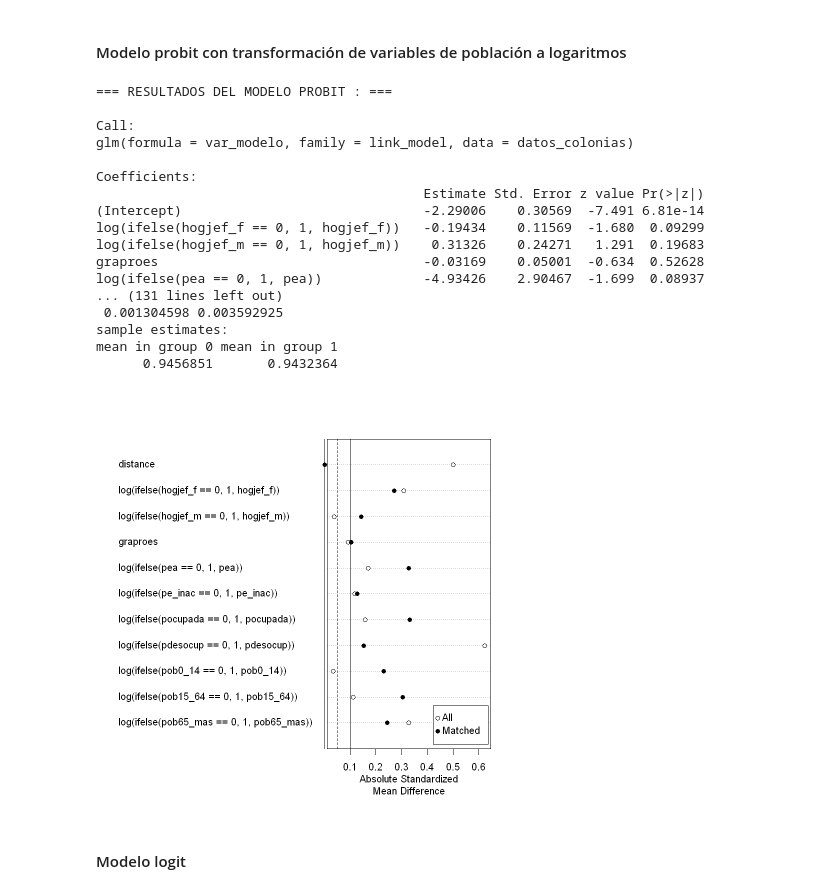
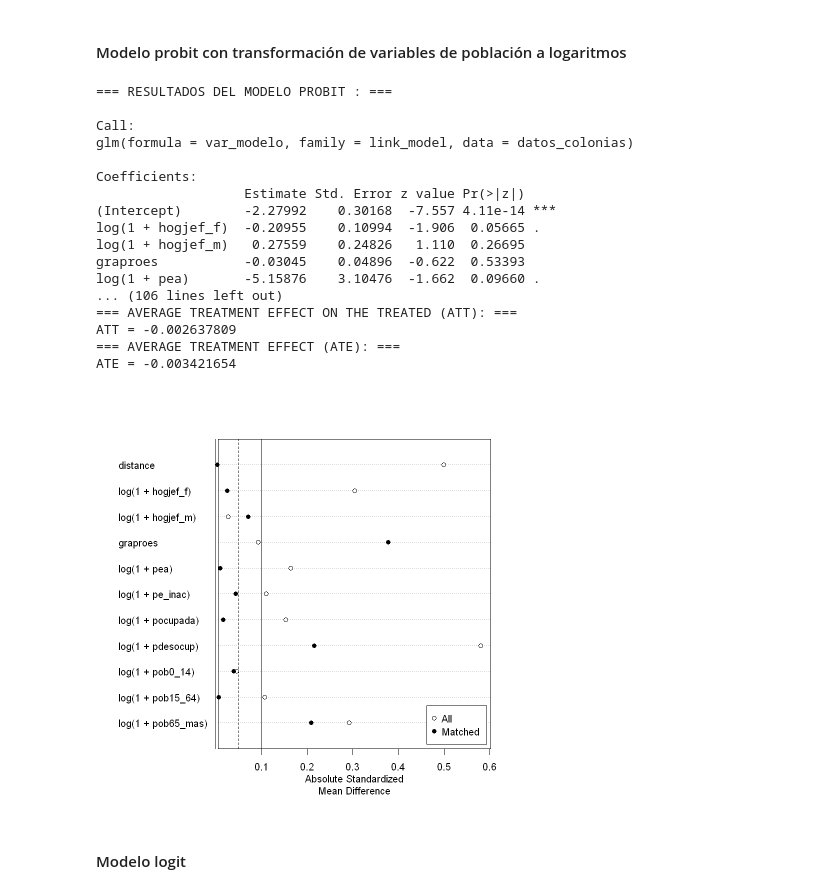
Before and after one commit to claudiodanielpc/proyecto_simi, a Jupyter notebook: scripts/propensity_score.ipynb, the cells around one changed output. Cells and saved outputs as stored; diff of their text form; code cells hidden in the pictures.

Commit message:
Se agrega modelo 3 y se incorpora ATE

```diff
--- a/scripts/propensity_score.ipynb
+++ b/scripts/propensity_score.ipynb
@@ -14,9 +14,9 @@ Loading required package: pacman
 # %% [markdown]
 #### 1. Se crea función para realizar el modelo y el matching
 # %%
-propscorematch <- function(var_modelo, link_model) {
+propscorematch <- function(var_modelo, link_model, t_test_var) {
   # Función para imprimir texto en negritas y mayúsculas
-    bold_text <- function(text) paste0("\033[1m", "=== ", toupper(text), " ===", "\033[0m")
+  bold_text <- function(text) paste0("\033[1m", "=== ", toupper(text), " ===", "\033[0m")
 
   # Modelo GLM
   modelo_glm <- glm(var_modelo, data = datos_colonias, family = link_model)
@@ -62,6 +62,16 @@ propscorematch <- function(var_modelo, link_model) {
 
   # T-test
   cat(bold_text("Resultados de la prueba t:"), "\n")
-  t_test_result <- t.test(imn_2020 ~ simi, data = datos_matcheados)
+
+  # Perform t-test using the specified dependent variable
+  formula_t_test <- as.formula(paste(t_test_var, "~ simi"))
+  t_test_result <- t.test(formula_t_test, data = datos_matcheados)
   print(t_test_result)
+
+  # Calculate ATT
+    att <- mean(datos_matcheados[datos_matcheados$simi == 1, ][[t_test_var]]) -
+              mean(datos_matcheados[datos_matcheados$simi == 0, ][[t_test_var]])
+
+  cat(bold_text("Average Treatment Effect on the Treated (ATT):"), "\n")
+  cat("ATT =", att, "\n")
 }
@@ -204,16 +306,9 @@ var_modelo <- simi ~ hogjef_f + hogjef_m + graproes + pea +
               pe_inac + pocupada + pdesocup + pob0_14 + pob15_64 + pob65_mas
 
 #Modelo con transformación de variables de población a logaritmos. Se utiliza 1 para evitar problemas con ceros
-var_modelo2 <- simi ~ log(ifelse(hogjef_f == 0, 1, hogjef_f)) +
-                       log(ifelse(hogjef_m == 0, 1, hogjef_m)) +
-                       graproes +
-                       log(ifelse(pea == 0, 1, pea)) +
-                       log(ifelse(pe_inac == 0, 1, pe_inac)) +
-                       log(ifelse(pocupada == 0, 1, pocupada)) +
-                       log(ifelse(pdesocup == 0, 1, pdesocup)) +
-                       log(ifelse(pob0_14 == 0, 1, pob0_14)) +
-                       log(ifelse(pob15_64 == 0, 1, pob15_64)) +
-                       log(ifelse(pob65_mas == 0, 1, pob65_mas))
+var_modelo2 <- simi ~ log(1 + hogjef_f) + log(1 + hogjef_m) + graproes + log(1 + pea) +
+              log(1 + pe_inac) + log(1 + pocupada) + log(1 + pdesocup) +
+              log(1 + pob0_14) + log(1 + pob15_64) + log(1 + pob65_mas)
 # %% [markdown]
 #### Modelo probit
 # %%
@@ -242,26 +337,26 @@ mean in group 0 mean in group 1
 # %% [markdown]
 #### Modelo probit con transformación de variables de población a logaritmos
 # %%
-propscorematch(var_modelo = var_modelo2, link_model = binomial(link = "probit"))
+propscorematch(var_modelo = var_modelo2, link_model = binomial(link = "probit"), t_test_var = "imn_2020")
 # %% [output]
 === RESULTADOS DEL MODELO PROBIT : ===
 
 Call:
 glm(formula = var_modelo, family = link_model, data = datos_colonias)
 
 Coefficients:
-                                          Estimate Std. Error z value Pr(>|z|)
-(Intercept)                               -2.29006    0.30569  -7.491 6.81e-14
-log(ifelse(hogjef_f == 0, 1, hogjef_f))   -0.19434    0.11569  -1.680  0.09299
-log(ifelse(hogjef_m == 0, 1, hogjef_m))    0.31326    0.24271   1.291  0.19683
-graproes                                  -0.03169    0.05001  -0.634  0.52628
-log(ifelse(pea == 0, 1, pea))             -4.93426    2.90467  -1.699  0.08937
-... (131 lines left out)
- 0.001304598 0.003592925
-sample estimates:
-mean in group 0 mean in group 1
-      0.9456851       0.9432364
+                   Estimate Std. Error z value Pr(>|z|)
+(Intercept)        -2.27992    0.30168  -7.557 4.11e-14 ***
+log(1 + hogjef_f)  -0.20955    0.10994  -1.906  0.05665 .
+log(1 + hogjef_m)   0.27559    0.24826   1.110  0.26695
+graproes           -0.03045    0.04896  -0.622  0.53393
+log(1 + pea)       -5.15876    3.10476  -1.662  0.09660 .
+... (106 lines left out)
+=== AVERAGE TREATMENT EFFECT ON THE TREATED (ATT): ===
+ATT = -0.002637809
+=== AVERAGE TREATMENT EFFECT (ATE): ===
+ATE = -0.003421654
-[figure, old version]
+[figure, new version]
 # %% [markdown]
 #### Modelo logit
 # %%
```
Also changed, not shown: parts of 13 cells of this notebook.
